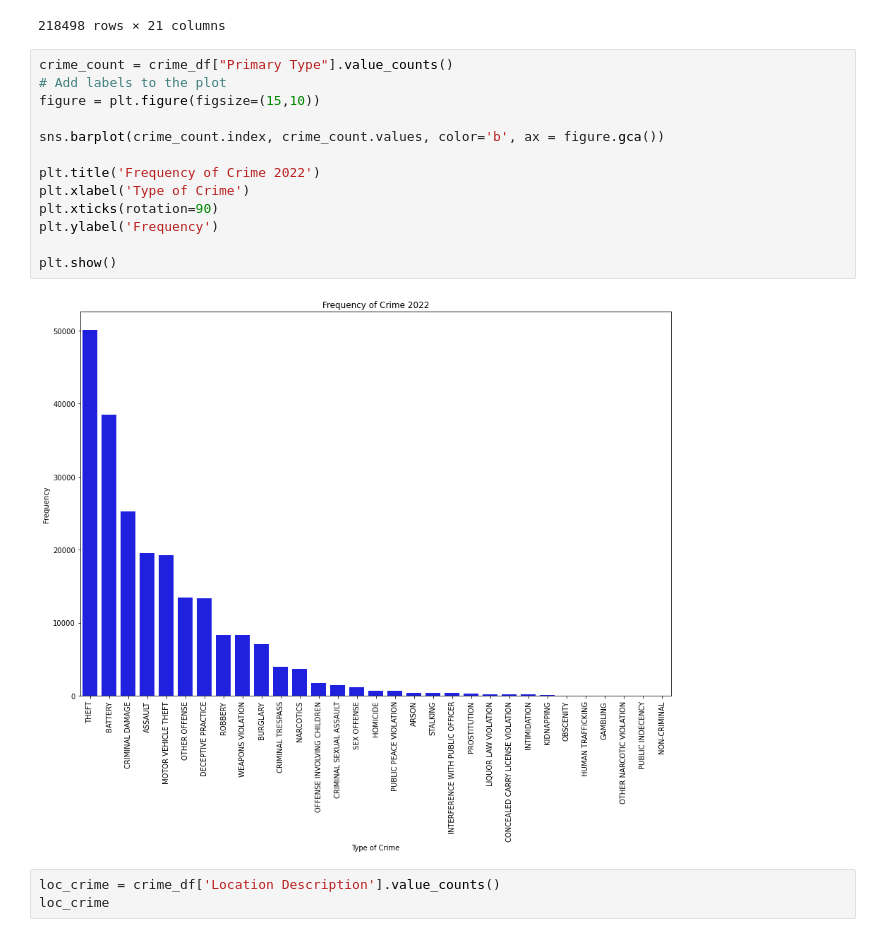
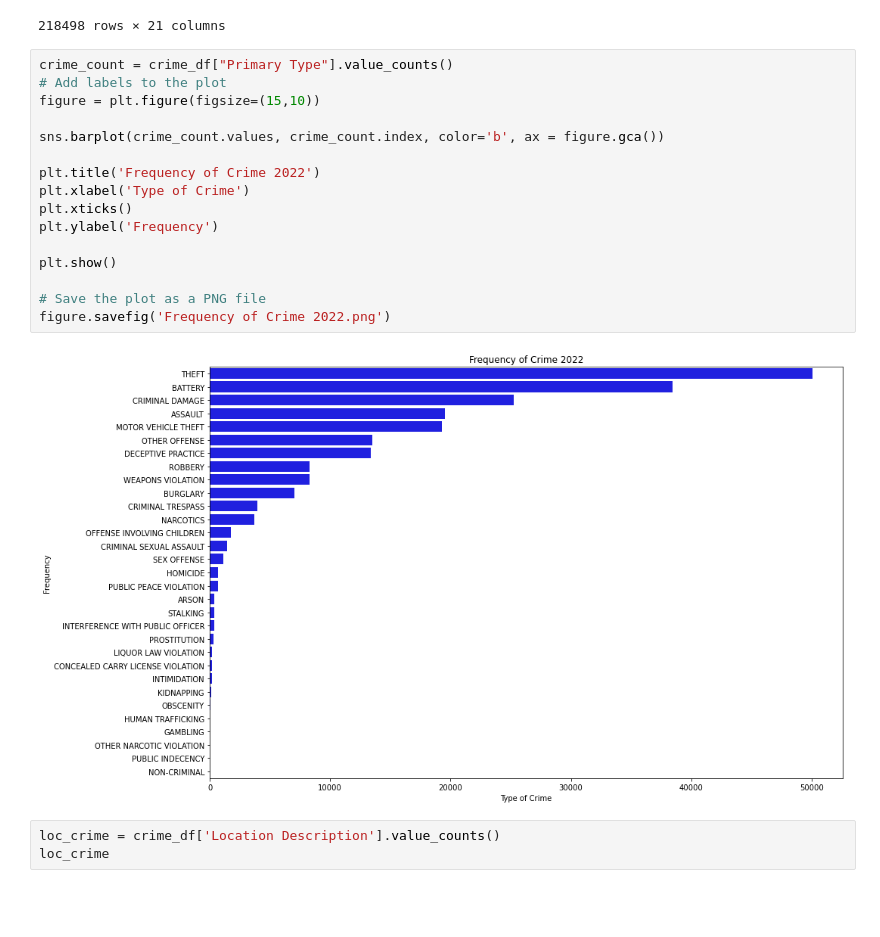
Before and after one commit to amudd10/Chicago-Crime-Analysis, a Jupyter notebook: Chi_crime2022.ipynb, the cells around one changed output. Cells and saved outputs as stored; diff of their text form; blank space fills up the shorter version.

```diff
--- a/Chi_crime2022.ipynb
+++ b/Chi_crime2022.ipynb
@@ -129,18 +130,21 @@ crime_df
 # %%
 crime_count = crime_df["Primary Type"].value_counts()
 # Add labels to the plot
 figure = plt.figure(figsize=(15,10))
 
-sns.barplot(crime_count.index, crime_count.values, color='b', ax = figure.gca())
+sns.barplot(crime_count.values, crime_count.index, color='b', ax = figure.gca())
 
 plt.title('Frequency of Crime 2022')
 plt.xlabel('Type of Crime')
-plt.xticks(rotation=90)
+plt.xticks()
 plt.ylabel('Frequency')
 
 plt.show()
+
+# Save the plot as a PNG file
+figure.savefig('Frequency of Crime 2022.png')
 # %% [output]
-[figure, old version]
+[figure, new version]
 # %%
 loc_crime = crime_df['Location Description'].value_counts()
 loc_crime
```
Also changed, not shown: parts of 22 cells of this notebook, 18 other files.
